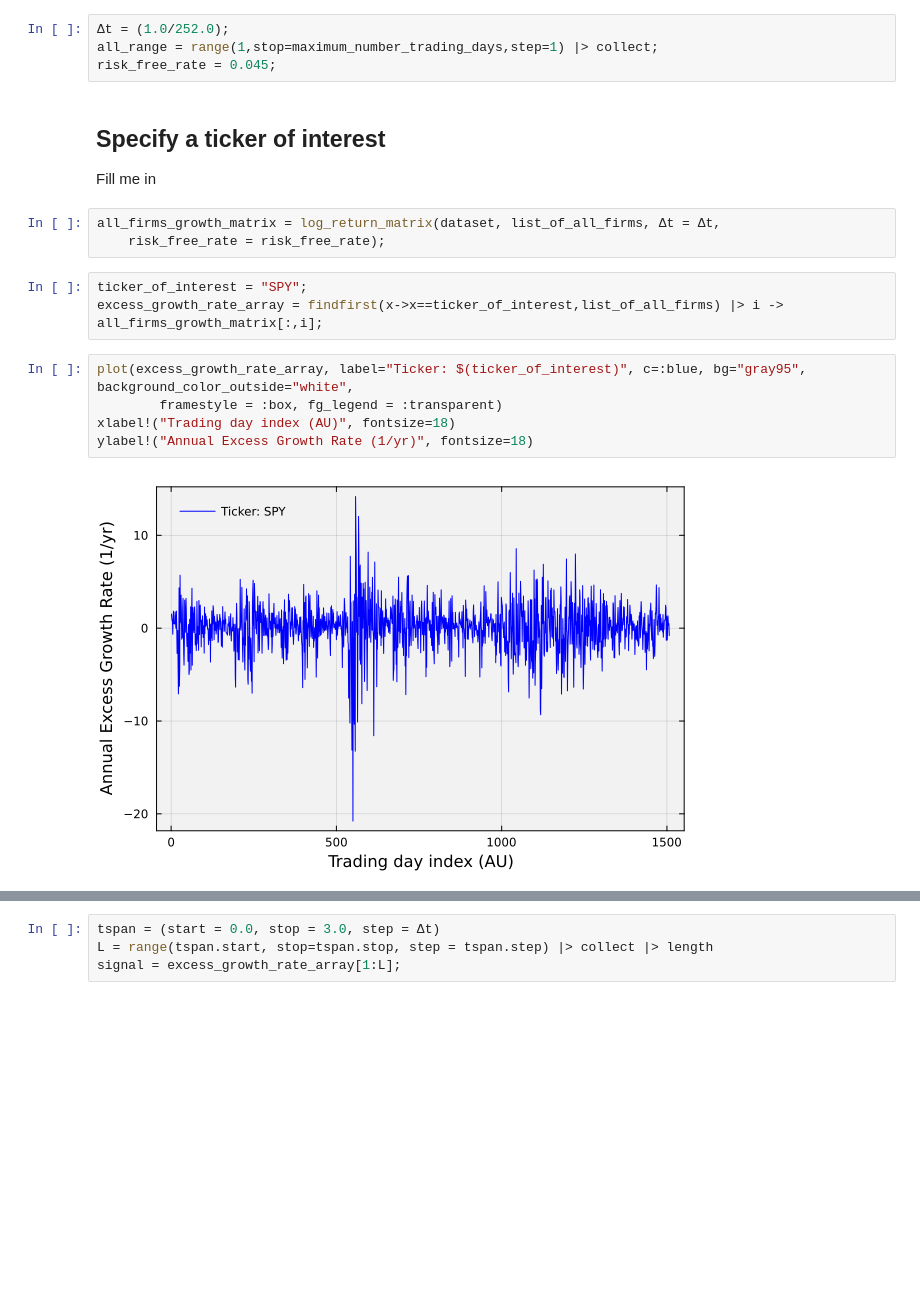
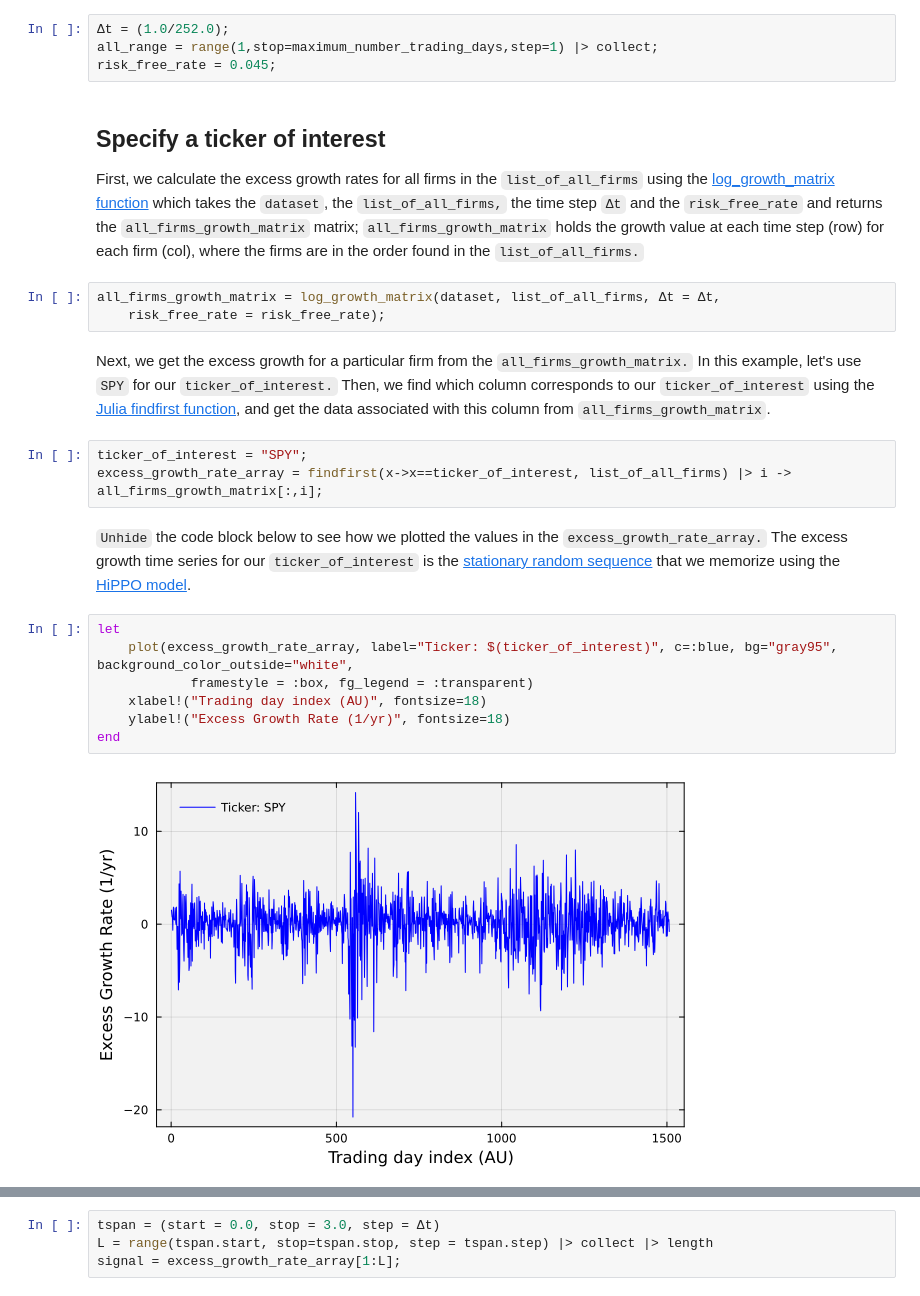
Before and after one commit to varnerlab/CHEME-130-eCornell-Repository, a Jupyter notebook: courses/CHEME-132/module-2/CHEME-132-Module-2-Advanced-Hippo-SSM.ipynb, the cells around one changed output, grey strips where cells are left out. Cells and saved outputs as stored; diff of their text form; blank space fills up the shorter version.

```diff
--- a/courses/CHEME-132/module-2/CHEME-132-Module-2-Advanced-Hippo-SSM.ipynb
+++ b/courses/CHEME-132/module-2/CHEME-132-Module-2-Advanced-Hippo-SSM.ipynb
@@ -53,19 +66,25 @@ all_range = range(1,stop=maximum_number_trading_days,step=1) |> collect;
 risk_free_rate = 0.045;
 # %% [markdown]
 ## Specify a ticker of interest
-Fill me in
+First, we calculate the excess growth rates for all firms in the `list_of_all_firms` using the [log_growth_matrix function](https://varnerlab.github.io/VLQuantitativeFinancePackage.jl/dev/equity/#VLQuantitativeFinancePackage.log_growth_matrix) which takes the `dataset`, the `list_of_all_firms,` the time step `Δt` and the `risk_free_rate` and returns the `all_firms_growth_matrix` matrix; `all_firms_growth_matrix` holds the growth value at each time step (row) for each firm (col), where the firms are in the order found in the `list_of_all_firms.`
 # %%
-all_firms_growth_matrix = log_return_matrix(dataset, list_of_all_firms, Δt = Δt,
+all_firms_growth_matrix = log_growth_matrix(dataset, list_of_all_firms, Δt = Δt,
     risk_free_rate = risk_free_rate);
+# %% [markdown]
+Next, we get the excess growth for a particular firm from the `all_firms_growth_matrix.` In this example, let's use `SPY` for our `ticker_of_interest.` Then, we find which column corresponds to our `ticker_of_interest` using the [Julia findfirst function](https://docs.julialang.org/en/v1/base/arrays/#Base.findfirst-Tuple{Any}), and get the data associated with this column from `all_firms_growth_matrix`.
 # %%
 ticker_of_interest = "SPY";
-excess_growth_rate_array = findfirst(x->x==ticker_of_interest,list_of_all_firms) |> i -> all_firms_growth_matrix[:,i];
+excess_growth_rate_array = findfirst(x->x==ticker_of_interest, list_of_all_firms) |> i -> all_firms_growth_matrix[:,i];
+# %% [markdown]
+`Unhide` the code block below to see how we plotted the values in the `excess_growth_rate_array.` The excess growth time series for our `ticker_of_interest` is the [stationary random sequence](https://en.wikipedia.org/wiki/Stationary_process) that we memorize using the [HiPPO model](https://arxiv.org/abs/2008.07669).
 # %%
-plot(excess_growth_rate_array, label="Ticker: $(ticker_of_interest)", c=:blue, bg="gray95", background_color_outside="white",
-        framestyle = :box, fg_legend = :transparent)
-xlabel!("Trading day index (AU)", fontsize=18)
-ylabel!("Annual Excess Growth Rate (1/yr)", fontsize=18)
+let
+    plot(excess_growth_rate_array, label="Ticker: $(ticker_of_interest)", c=:blue, bg="gray95", background_color_outside="white",
+            framestyle = :box, fg_legend = :transparent)
+    xlabel!("Trading day index (AU)", fontsize=18)
+    ylabel!("Excess Growth Rate (1/yr)", fontsize=18)
+end
 # %% [output]
-[figure, old version]
+[figure, new version]
 # %% [markdown]
 ## Build the HiPPO-LegS model instance
```
Also changed, not shown: parts of 11 cells of this notebook, 2 other files.
